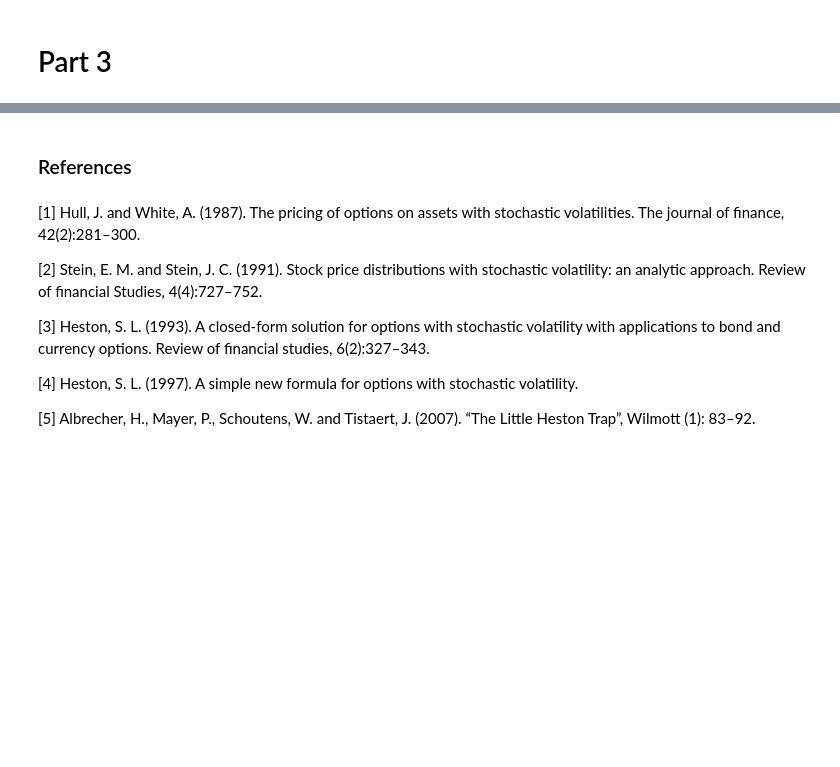
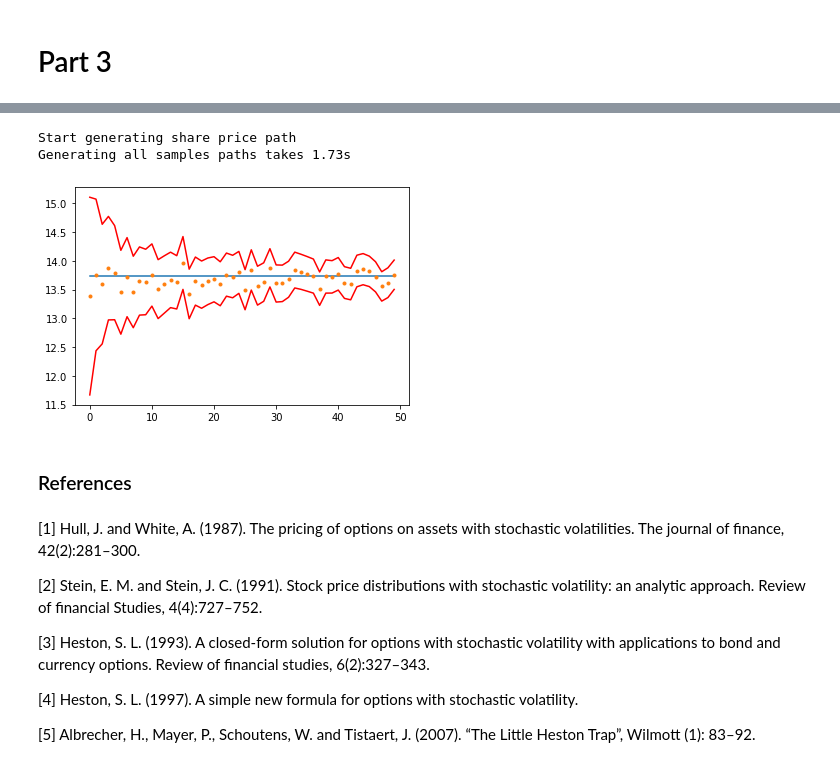
Before and after one commit to kyle-nguyennn/wqu-computational-finance, a Jupyter notebook: week5/Week 5.ipynb, the cells around one changed output, grey strips where cells are left out. Saved outputs shown, nothing was run; the diff lists cells and outputs as text; code cells hidden in the pictures; blank space fills up the shorter version.

```diff
--- a/week5/Week 5.ipynb
+++ b/week5/Week 5.ipynb
@@ -252,3 +302,42 @@ plt.plot(price_estimate - 3*np.array(price_std), 'r')
+# %%
+sigma_const = 0.775
+
+T = 1
+sample_sizes = range(1000, 50001, 1000)
+
+share_price_paths = {}
+
+print("Start generating share price path")
+start = time.time()
+for sample_size in sample_sizes:
+    share_val = generate_share_price_path(S0, r, T, sigma_const, gamma, sample_size, timesteps, varying_vol=False)
+
+    share_price_paths[sample_size] = share_val
+    #print("Updated for sample size {} at {}".format(sample_size, datetime.datetime.now().strftime('%H:%M')))
+end = time.time()
+print(f"Generating all samples paths takes {(end - start):.2f}s")
+# %% [output]
+Start generating share price path
+Generating all samples paths takes 1.73s
+# %%
+price_estimate = []
+price_std = []
+
+
+for size in sample_sizes:
+    S_Ts = share_price_paths[size].iloc[12, :]
+    payoff = np.maximum(S_Ts - K, 0)
+    discounted_price = np.exp(-r*T)*payoff
+    price_estimate.append(discounted_price.mean())
+    price_std.append(discounted_price.std()/np.sqrt(size))
+# %%
+plt.plot([fourier_call_val]*50, label='Fourier Call price')
+plt.plot(price_estimate, '.', label='Monte Carlo estimates')
+plt.plot(price_estimate + 3*np.array(price_std), 'r')
+plt.plot(price_estimate - 3*np.array(price_std), 'r')
+plt.show()
+# %% [output]
+[figure, added]
 # %% [markdown]
 ### References
 # %% [markdown]
```
Also changed, not shown: parts of 20 cells of this notebook.
